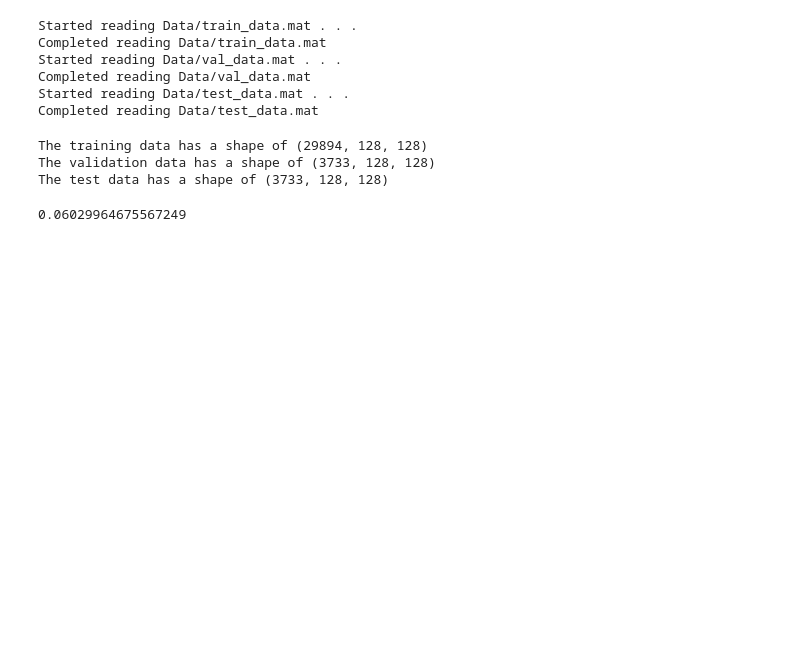
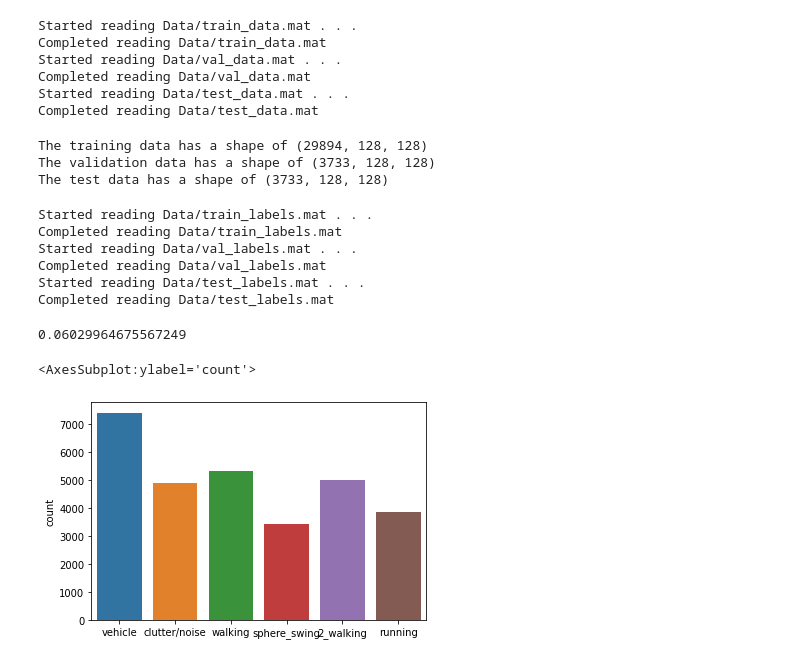
Before and after one commit to nemashy/Masters-Nyasha, a Jupyter notebook: Exploratory Data Analysis.ipynb, the cells around one changed output. Saved outputs shown, nothing was run; the diff lists cells and outputs as text; code cells hidden in the pictures; blank space fills up the shorter version.

```diff
--- a/Exploratory Data Analysis.ipynb
+++ b/Exploratory Data Analysis.ipynb
@@ -49,6 +53,18 @@ print(f"The test data has a shape of {test_data.shape}")
 The training data has a shape of (29894, 128, 128)
 The validation data has a shape of (3733, 128, 128)
 The test data has a shape of (3733, 128, 128)
+# %%
+# Get labels
+train_label = get_matlab_data('Data/train_labels.mat', is_label=True)
+validation_label = get_matlab_data('Data/val_labels.mat', is_label=True)
+test_label = get_matlab_data('Data/test_labels.mat', is_label=True)
+# %% [output]
+Started reading Data/train_labels.mat . . .
+Completed reading Data/train_labels.mat
+Started reading Data/val_labels.mat . . .
+Completed reading Data/val_labels.mat
+Started reading Data/test_labels.mat . . .
+Completed reading Data/test_labels.mat
 # %%
 def minmaxscaler(data, global_min, global_max):
     """Normlising examples between 0-1 using the global minimum and maximum"""
@@ -66,3 +82,8 @@ validation_data_scaled = minmaxscaler(validation_data, global_min, global_max)
 np.amin(validation_data_scaled)
 # %% [output]
 0.06029964675567249
+# %%
+sns.countplot(train_label)
+# %% [output]
+<AxesSubplot:ylabel='count'>
+[figure, added]
```
Also changed, not shown: parts of 8 cells of this notebook.
